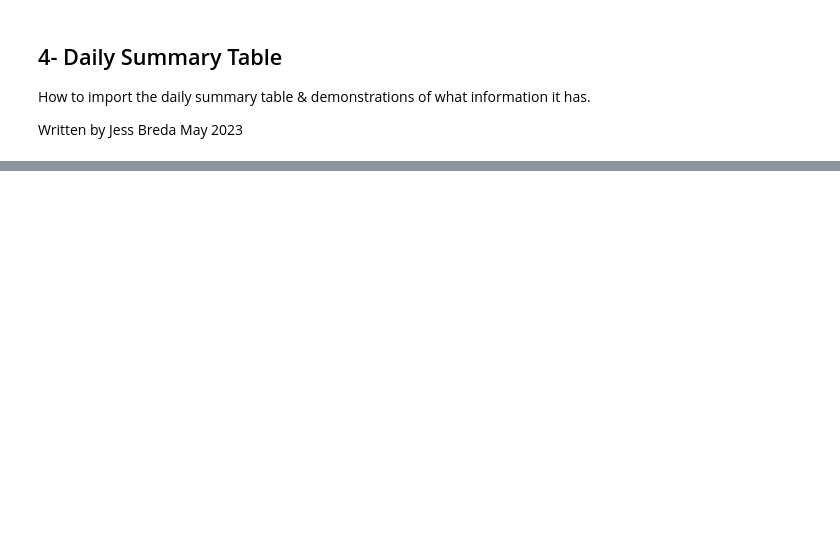
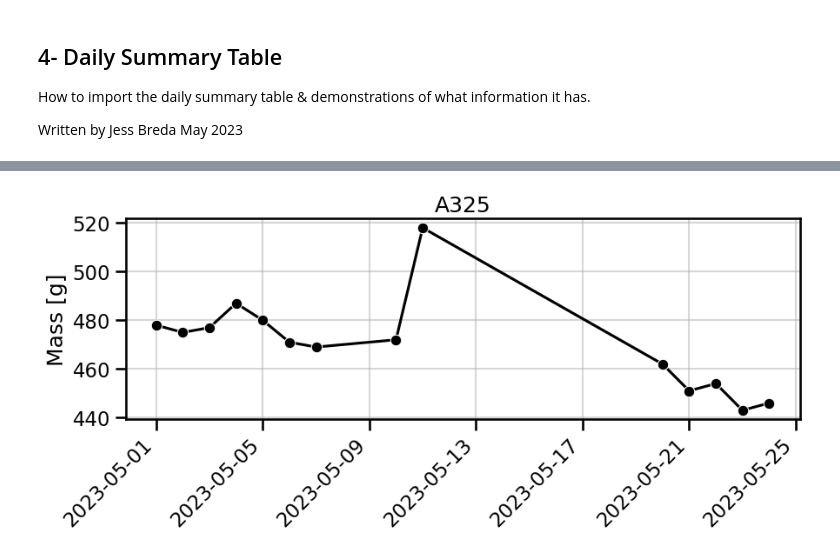
Before and after one commit to jess-breda/DataJoint-SQL-Tutorial, a Jupyter notebook: 4-daily-summary-table.ipynb, the cells around one changed output, grey strips where cells are left out. Saved outputs shown, nothing was run; the diff lists cells and outputs as text; code cells hidden in the pictures; blank space fills up the shorter version.

```diff
--- a/4-daily-summary-table.ipynb
+++ b/4-daily-summary-table.ipynb
@@ -97,0 +82,7 @@ _ = ax.set_xticklabels(ax.get_xticklabels(), rotation=45)
+# %%
+# Plot mass over dates
+
+fig,ax = make_fig()
+plot_mass(animal_df, ax, title=ANIMAL_ID[0])
+# %% [output]
+[figure, added]
```
Also changed, not shown: parts of 44 cells of this notebook, 2 other files.
